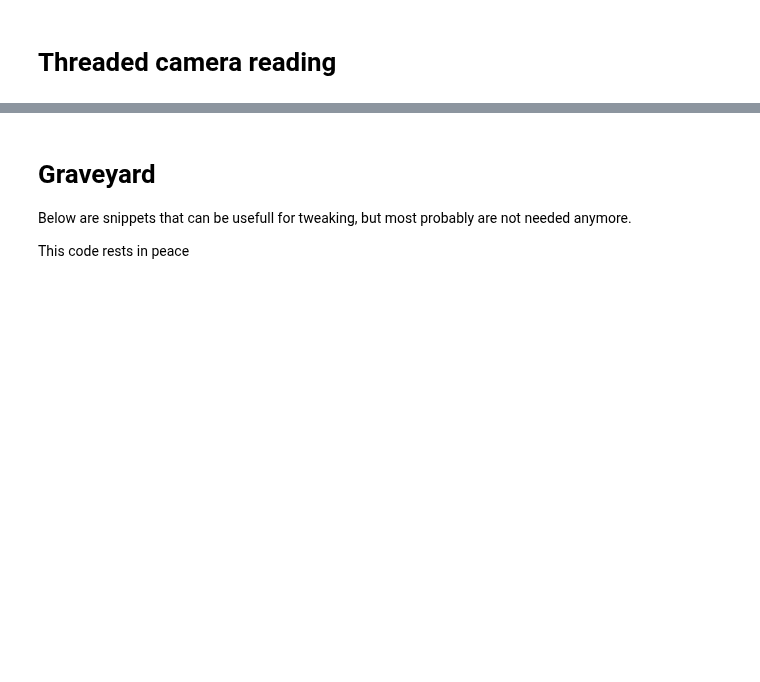
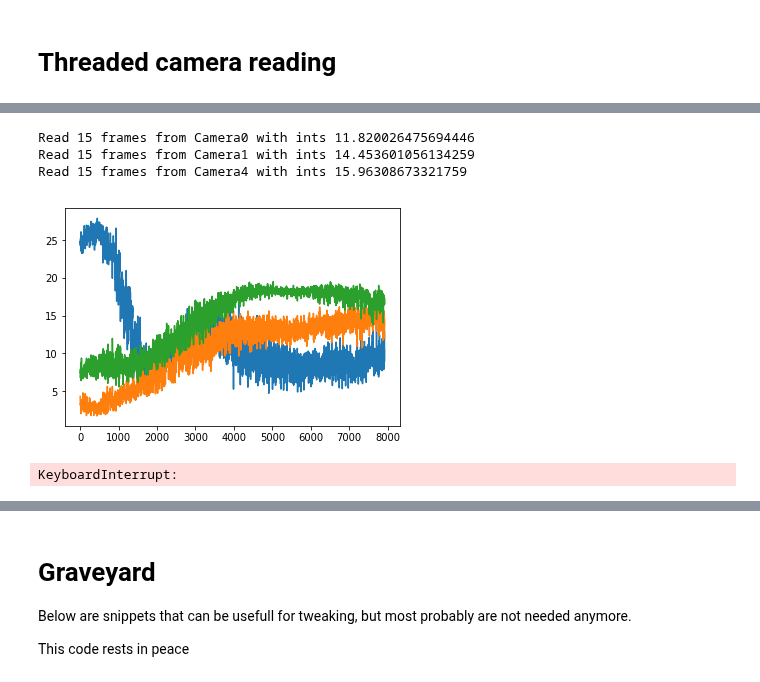
Before and after one commit to DaniloZZZ/quantTechLab, a Jupyter notebook: Experiment_run/Cameras_switching.ipynb, the cells around one changed output, grey strips where cells are left out. Drawn from its saved outputs; the diff is of its cells as text; code cells hidden in the pictures; blank space fills up the shorter version.

```diff
--- a/Experiment_run/Cameras_switching.ipynb
+++ b/Experiment_run/Cameras_switching.ipynb
@@ -37,30 +58,42 @@ ps  = [c.start() for c in cams]
 # %%
+import server
+server.start()
+rot_value = [0]
+server.bind(rot_value)
+
 means = []
-
+phases = []
 while True:
     display.clear_output()
     f, axs = plt.subplots(1,len(cams), figsize=(11,10*len(cams)))
 
     imgs = []
     for c, ax in zip(cams, axs):
         cum, cnt = 0,0
         while not c.buffer.empty():
             im = c.buffer.get()
             cum += np.mean(im)
             cnt += 1
         mean = cum/cnt
+        phases.append(rot_value[0])
         print(f"Read {cnt} frames from {c.name} with ints {mean}")
         means.append( mean )
         ax.imshow(im)
     plt.pause(0.1)
     f, axs = plt.subplots()
     szs = [ c.buffer.qsize() for c in cams]
     print("buffer sizes:", szs)
     x = np.array(means)
     x = x.reshape(-1, len(cams)).T
     for l  in x:
         axs.plot(l)
     #display.display(plt.show())
 plt.show()
+# %% [output]
+Read 15 frames from Camera0 with ints 11.820026475694446
+Read 15 frames from Camera1 with ints 14.453601056134259
+Read 15 frames from Camera4 with ints 15.96308673321759
+[figure, added]
+KeyboardInterrupt:
 # %%
 d = np.array(means).reshape(-1,3).T
```
Also changed, not shown: parts of 12 cells of this notebook, 3 other files.
